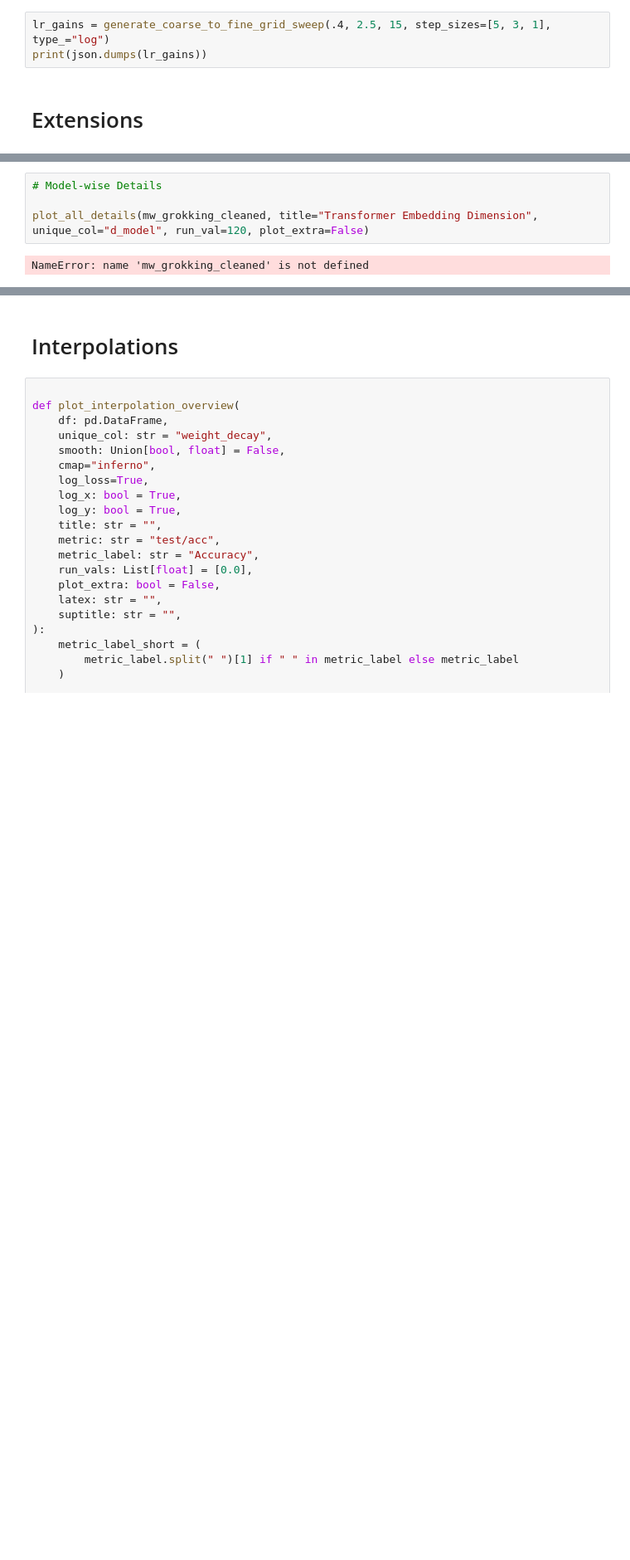
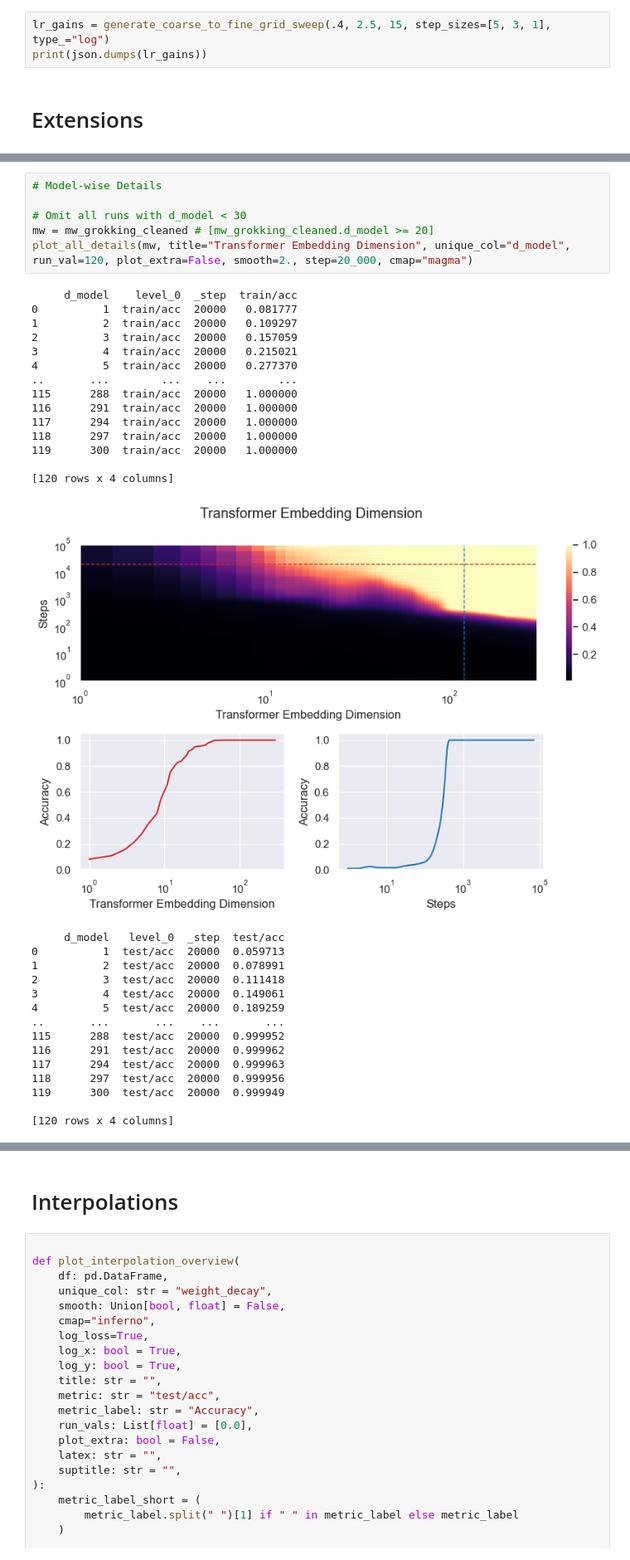
Before and after one commit to jqhoogland/pattern-learning, a Jupyter notebook: unifying/extensions.ipynb, the cells around one changed output, grey strips where cells are left out. Shown at 83% size. Drawn from its saved outputs; the diff is of its cells as text; blank space fills up the shorter version.

```diff
--- a/unifying/extensions.ipynb
+++ b/unifying/extensions.ipynb
@@ -420,6 +625,36 @@ fig.savefig("../figures/grokking_extensions.pdf", bbox_inches='tight')
 # %%
 # Model-wise Details
 
-plot_all_details(mw_grokking_cleaned, title="Transformer Embedding Dimension", unique_col="d_model", run_val=120, plot_extra=False)
+# Omit all runs with d_model < 30
+mw = mw_grokking_cleaned # [mw_grokking_cleaned.d_model >= 20]
+plot_all_details(mw, title="Transformer Embedding Dimension", unique_col="d_model", run_val=120, plot_extra=False, smooth=2., step=20_000, cmap="magma")
 # %% [output]
-NameError: name 'mw_grokking_cleaned' is not defined
+     d_model    level_0  _step  train/acc
+0          1  train/acc  20000   0.081777
+1          2  train/acc  20000   0.109297
+2          3  train/acc  20000   0.157059
+3          4  train/acc  20000   0.215021
+4          5  train/acc  20000   0.277370
+..       ...        ...    ...        ...
+115      288  train/acc  20000   1.000000
+116      291  train/acc  20000   1.000000
+117      294  train/acc  20000   1.000000
+118      297  train/acc  20000   1.000000
+119      300  train/acc  20000   1.000000
+
+[120 rows x 4 columns]
+[figure, added]
+     d_model   level_0  _step  test/acc
+0          1  test/acc  20000  0.059713
+1          2  test/acc  20000  0.078991
+2          3  test/acc  20000  0.111418
+3          4  test/acc  20000  0.149061
+4          5  test/acc  20000  0.189259
+..       ...       ...    ...       ...
+115      288  test/acc  20000  0.999952
+116      291  test/acc  20000  0.999962
+117      294  test/acc  20000  0.999963
+118      297  test/acc  20000  0.999956
+119      300  test/acc  20000  0.999949
+
+[120 rows x 4 columns]
```
Also changed, not shown: parts of 9 cells of this notebook, 13 other files.
